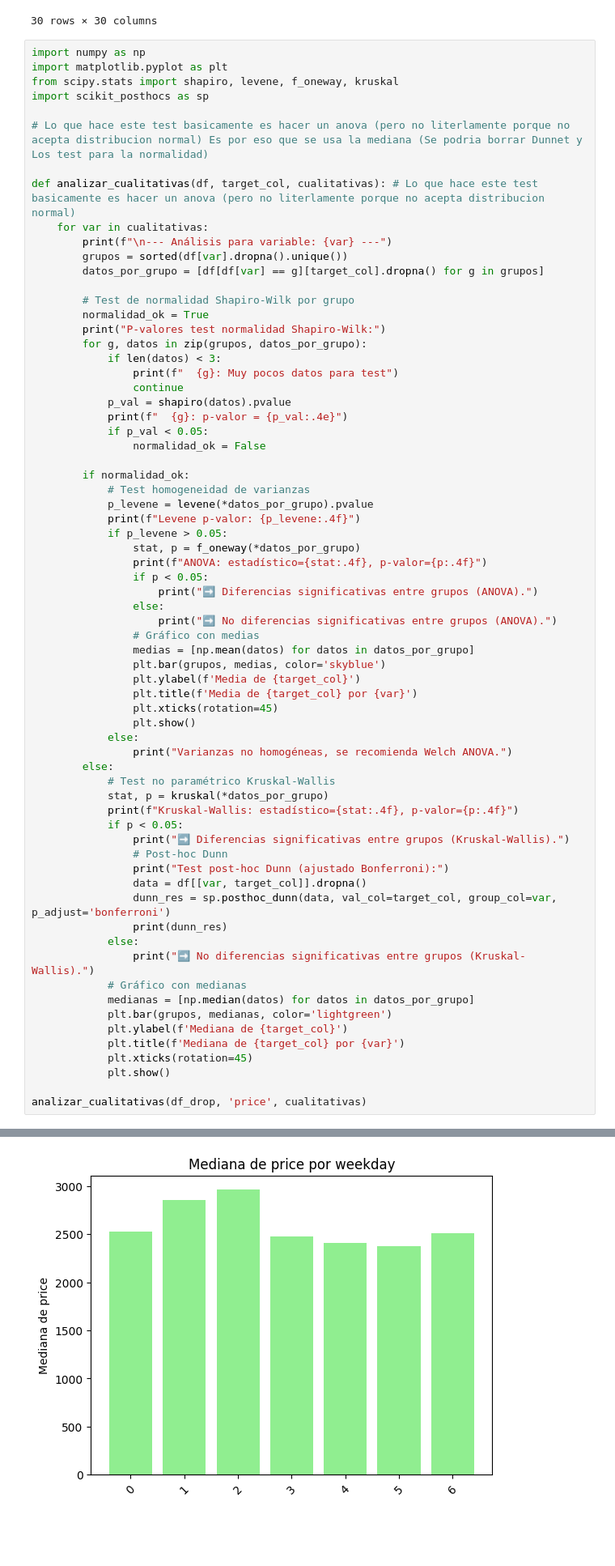
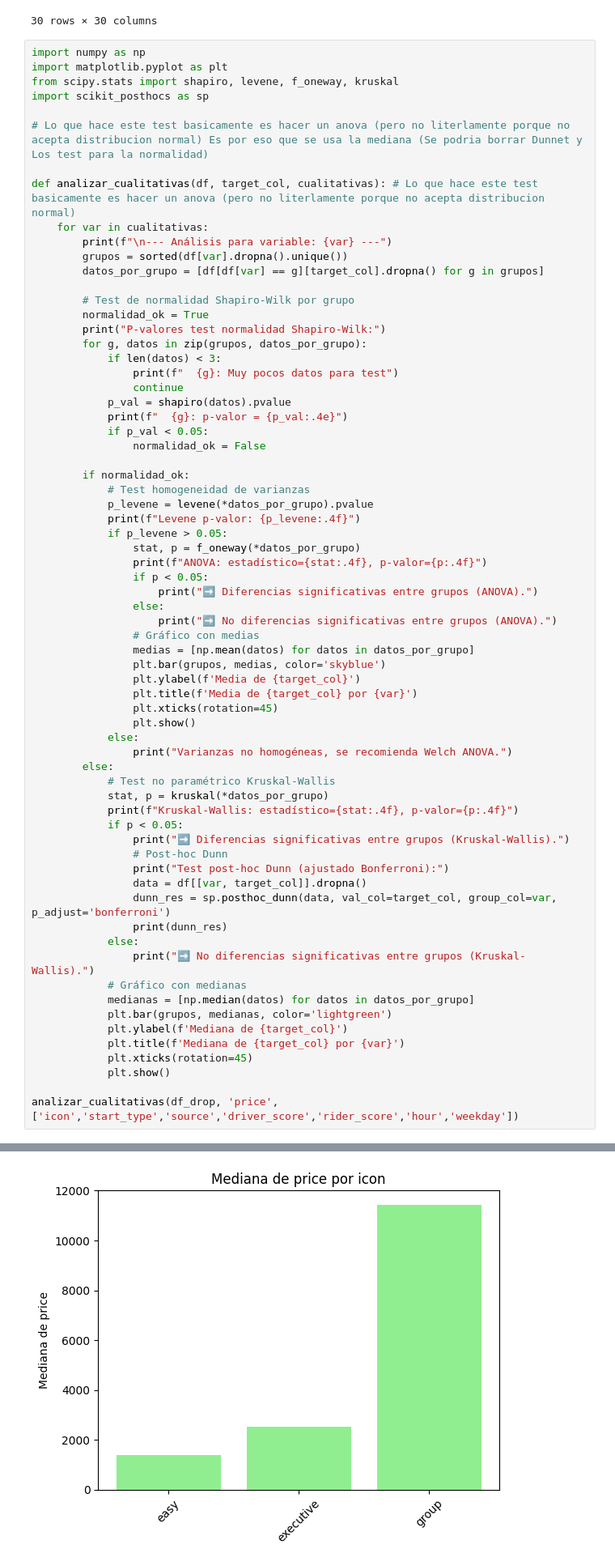
Before and after one commit to GeronimoFretes/analitica-descriptiva-tp, a Jupyter notebook: EDA.ipynb, the cells around one changed output, grey strips where cells are left out. Shown at 81% size. Cells and saved outputs as stored; diff of their text form; blank space fills up the shorter version.

```diff
--- a/EDA.ipynb
+++ b/EDA.ipynb
@@ -724,5 +724,5 @@ def analizar_cualitativas(df, target_col, cualitativas): # Lo que hace este test
             plt.xticks(rotation=45)
             plt.show()
 
-analizar_cualitativas(df_drop, 'price', cualitativas)
+analizar_cualitativas(df_drop, 'price', ['icon','start_type','source','driver_score','rider_score','hour','weekday'])
 # %% [output]
@@ -746,4 +741,4 @@ Test post-hoc Dunn (ajustado Bonferroni):
-[figure, old version]
+[figure, new version]
 --- Análisis para variable: start_type ---
 P-valores test normalidad Shapiro-Wilk:
   asap: p-valor = 1.3308e-91
```
Also changed, not shown: parts of 1 cell of this notebook.
